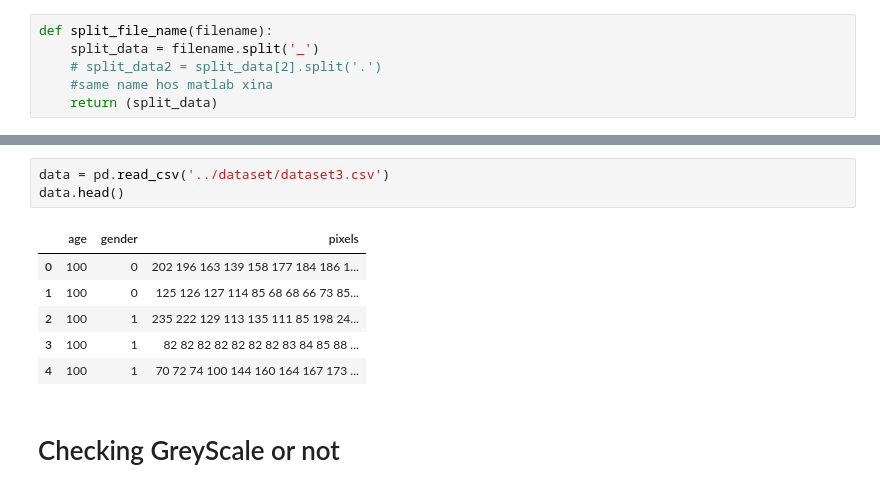
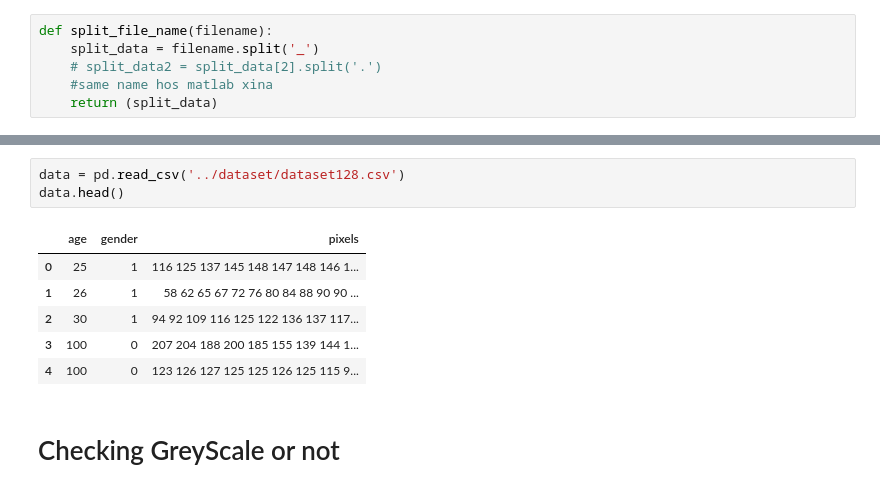
Before and after one commit to Uramud/age-and-gender-detection, a Jupyter notebook: convert_to_dataset/Converting-images-to-csv-format.ipynb, the cells around one changed output, grey strips where cells are left out. Drawn from its saved outputs; the diff is of its cells as text.

```diff
--- a/convert_to_dataset/Converting-images-to-csv-format.ipynb
+++ b/convert_to_dataset/Converting-images-to-csv-format.ipynb
@@ -103,13 +103,13 @@ df.to_csv('../dataset/dataset3.csv',index=False)
 # %%
-data = pd.read_csv('../dataset/dataset3.csv')
+data = pd.read_csv('../dataset/dataset128.csv')
 data.head()
 # %% [output]
 |  | age | gender | pixels |
-| 0 | 100 | 0 | 202 196 163 139 158 177 184 186 1... |
-| 1 | 100 | 0 | 125 126 127 114 85 68 68 66 73 85... |
-| 2 | 100 | 1 | 235 222 129 113 135 111 85 198 24... |
-| 3 | 100 | 1 | 82 82 82 82 82 82 82 83 84 85 88 ... |
-| 4 | 100 | 1 | 70 72 74 100 144 160 164 167 173 ... |
+| 0 | 25 | 1 | 116 125 137 145 148 147 148 146 1... |
+| 1 | 26 | 1 | 58 62 65 67 72 76 80 84 88 90 90 ... |
+| 2 | 30 | 1 | 94 92 109 116 125 122 136 137 117... |
+| 3 | 100 | 0 | 207 204 188 200 185 155 139 144 1... |
+| 4 | 100 | 0 | 123 126 127 125 125 126 125 115 9... |
 # %% [markdown]
 # Checking GreyScale or not
 # %%
```
Also changed, not shown: parts of 4 cells of this notebook, 7 other files.
